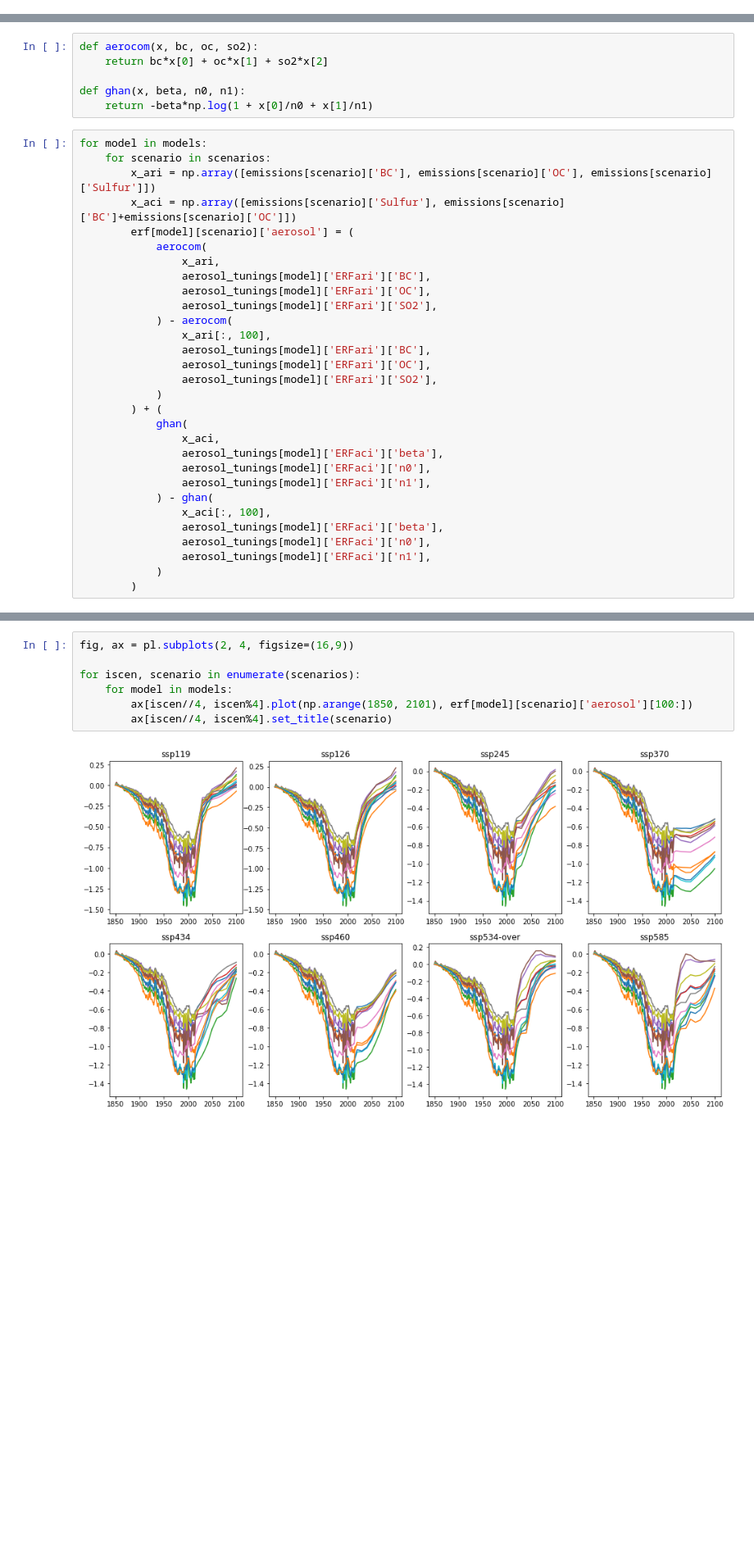
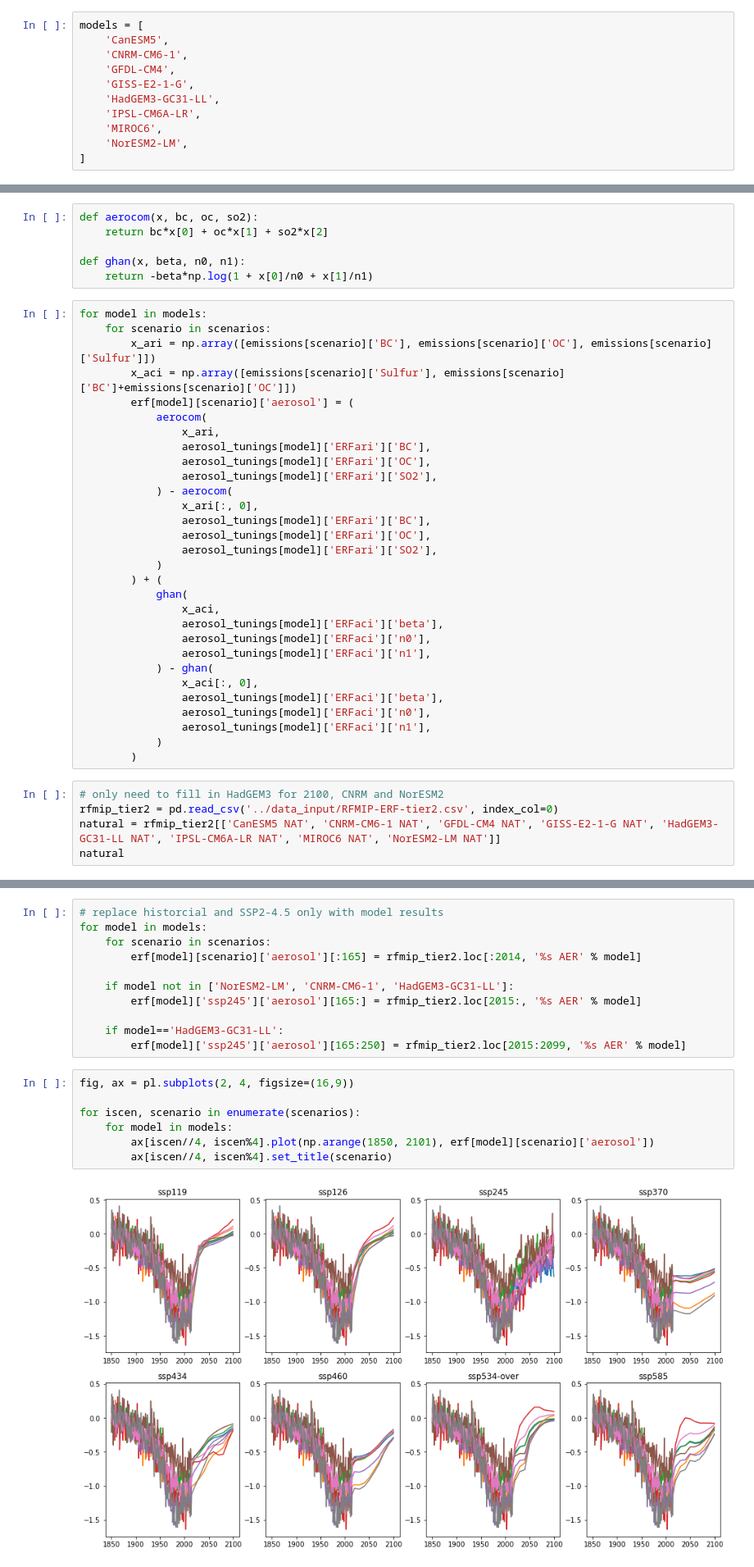
Before and after one commit to chrisroadmap/aerosol-history, a Jupyter notebook: notebooks/70_emulate_other_ssps.ipynb, the cells around one changed output, grey strips where cells are left out. Shown: that part at 82% size. Saved outputs shown, nothing was run; the diff lists cells and outputs as text; blank space fills up the shorter version.

```diff
--- a/notebooks/70_emulate_other_ssps.ipynb
+++ b/notebooks/70_emulate_other_ssps.ipynb
@@ -67,3 +68,14 @@ models = [key for key in aerosol_tunings.keys() if key != 'mean']
+# %%
+models = [
+    'CanESM5',
+    'CNRM-CM6-1',
+    'GFDL-CM4',
+    'GISS-E2-1-G',
+    'HadGEM3-GC31-LL',
+    'IPSL-CM6A-LR',
+    'MIROC6',
+    'NorESM2-LM',
+]
 # %%
 models
 # %% [output]
@@ -107,7 +115,7 @@ for model in models:
                 aerosol_tunings[model]['ERFari']['OC'],
                 aerosol_tunings[model]['ERFari']['SO2'],
             ) - aerocom(
-                x_ari[:, 100],
+                x_ari[:, 0],
                 aerosol_tunings[model]['ERFari']['BC'],
                 aerosol_tunings[model]['ERFari']['OC'],
                 aerosol_tunings[model]['ERFari']['SO2'],
@@ -119,9 +127,14 @@ for model in models:
                 aerosol_tunings[model]['ERFaci']['n0'],
                 aerosol_tunings[model]['ERFaci']['n1'],
             ) - ghan(
-                x_aci[:, 100],
+                x_aci[:, 0],
                 aerosol_tunings[model]['ERFaci']['beta'],
                 aerosol_tunings[model]['ERFaci']['n0'],
                 aerosol_tunings[model]['ERFaci']['n1'],
             )
         )
+# %%
+# only need to fill in HadGEM3 for 2100, CNRM and NorESM2
+rfmip_tier2 = pd.read_csv('../data_input/RFMIP-ERF-tier2.csv', index_col=0)
+natural = rfmip_tier2[['CanESM5 NAT', 'CNRM-CM6-1 NAT', 'GFDL-CM4 NAT', 'GISS-E2-1-G NAT', 'HadGEM3-GC31-LL NAT', 'IPSL-CM6A-LR NAT', 'MIROC6 NAT', 'NorESM2-LM NAT']]
+natural
@@ -128,9 +156,20 @@ for model in models:
+# %%
+# replace historcial and SSP2-4.5 only with model results
+for model in models:
+    for scenario in scenarios:
+        erf[model][scenario]['aerosol'][:165] = rfmip_tier2.loc[:2014, '%s AER' % model]
+
+    if model not in ['NorESM2-LM', 'CNRM-CM6-1', 'HadGEM3-GC31-LL']:
+        erf[model]['ssp245']['aerosol'][165:] = rfmip_tier2.loc[2015:, '%s AER' % model]
+
+    if model=='HadGEM3-GC31-LL':
+        erf[model]['ssp245']['aerosol'][165:250] = rfmip_tier2.loc[2015:2099, '%s AER' % model]
 # %%
 fig, ax = pl.subplots(2, 4, figsize=(16,9))
 
 for iscen, scenario in enumerate(scenarios):
     for model in models:
-        ax[iscen//4, iscen%4].plot(np.arange(1850, 2101), erf[model][scenario]['aerosol'][100:])
+        ax[iscen//4, iscen%4].plot(np.arange(1850, 2101), erf[model][scenario]['aerosol'])
         ax[iscen//4, iscen%4].set_title(scenario)
 # %% [output]
-[figure, old version]
+[figure, new version]
```
Also changed, not shown: parts of 31 cells of this notebook, 5 other files.
